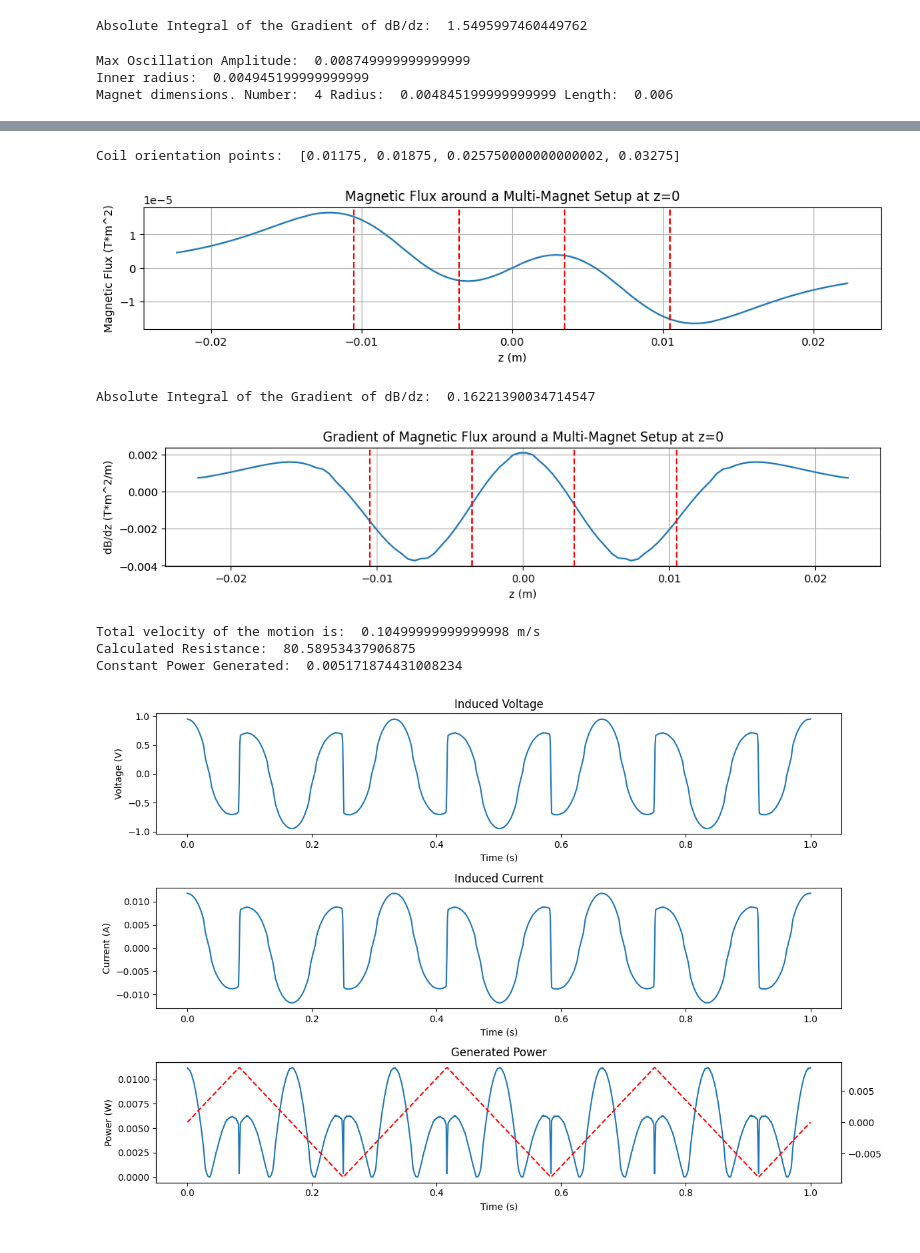
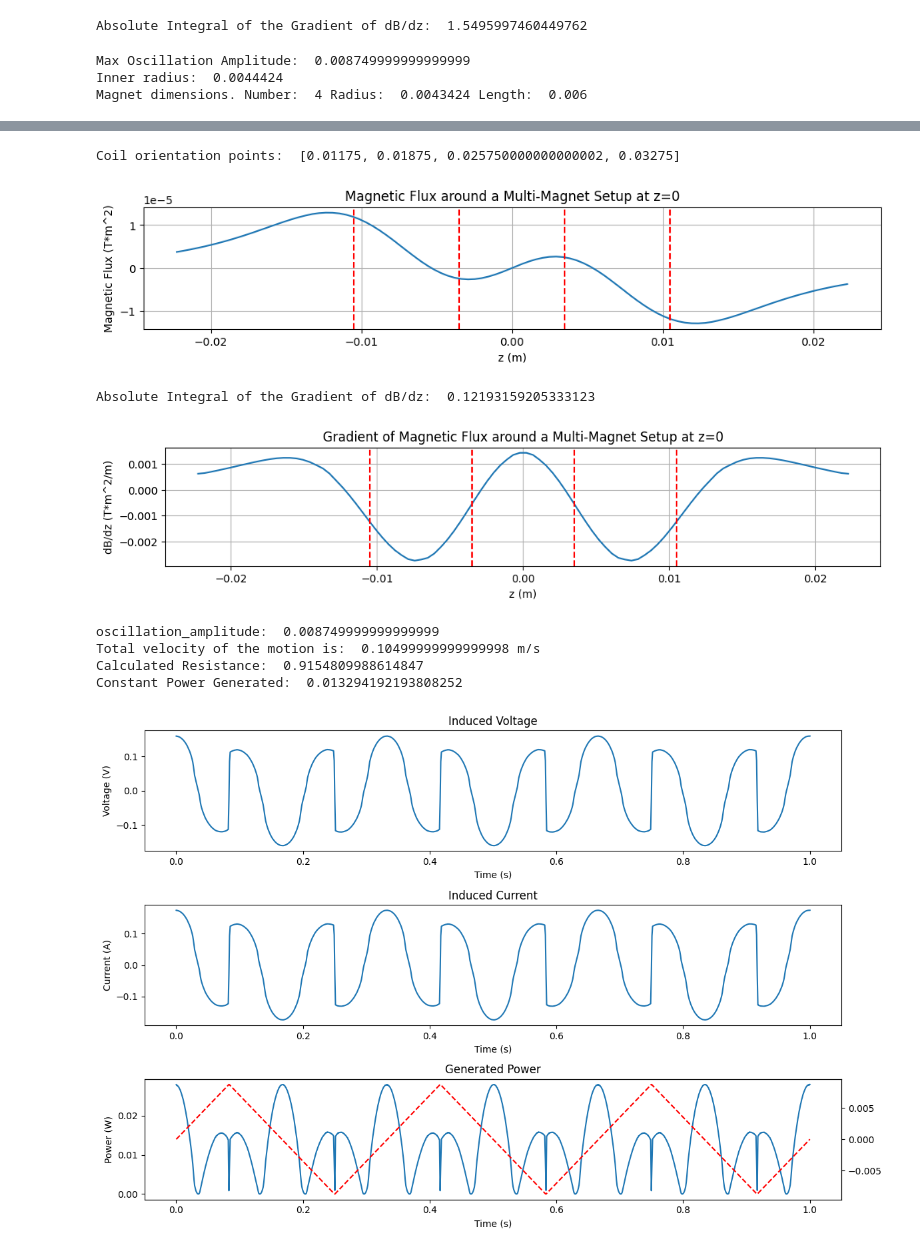
Before and after one commit to Sebleko/induction_generator, a Jupyter notebook: python/induction-simulation.ipynb, the cells around one changed output, grey strips where cells are left out. Drawn from its saved outputs; the diff is of its cells as text; code cells hidden in the pictures.

```diff
--- a/python/induction-simulation.ipynb
+++ b/python/induction-simulation.ipynb
@@ -1015,20 +703,20 @@ assert(max_oscillation_amplitude > 0)
 print("Max Oscillation Amplitude: ", max_oscillation_amplitude)
 
 
-number_of_turns = 200
+number_of_turns = 220
 wire_diameter = 0.0004038 # 26 AWG wire
 
-number_of_turns = 1200
-wire_diameter = 0.0001016 # 38 AWG wire
-inner_radius, wire_length = calculate_inner_radius(outer_radius, outer_length, number_of_turns, wire_diameter)
+#number_of_turns = 1200
+#wire_diameter = 0.0001016 # 38 AWG wire
+inner_radius, wire_length = utils.calculate_inner_radius(outer_radius, outer_length, number_of_turns, wire_diameter)
 
-R = calculate_resistance_of_coil(wire_length, wire_diameter, 1.68e-8)
+R = utils.calculate_resistance_of_coil(wire_length, wire_diameter, 1.68e-8)
 print("Inner radius: ", inner_radius)
 magnet_radius = inner_radius - 0.0001
 print("Magnet dimensions. Number: ", number_of_magnets , "Radius: ", magnet_radius, "Length: ", magnet_height)
-magnet = create_optimized_multi_cylinder_magnet(magnet_radius, magnet_height, number_of_magnets, magnet_spacing, magnetization, use_alternation=True)
+magnet = utils.create_optimized_multi_cylinder_magnet(magnet_radius, magnet_height, number_of_magnets, magnet_spacing, magnetization, use_alternation=True)
 
-plot_magnet(magnet)
+utils.plot_magnet(magnet)
 # Plot magnet field
 
 
@@ -1039,7 +727,7 @@ print("Coil orientation points: ", coil_orientation)
 
 # Plot the magnetic flux around a magnet at z = 0. Draw lines at the positions of coil_orientation switches.
 z_segments = np.linspace(-outer_length/2, outer_length/2, 100)
-flux = calculate_flux([0], magnet, z_segments, 0.01, 100)
+flux = utils.calculate_flux([0], magnet, z_segments, 0.01, 100)
 plt.figure(figsize=(12,2))
 plt.plot(z_segments, flux.squeeze())
 plt.xlabel("z (m)")
@@ -1071,7 +759,9 @@ plt.show()
 
 
 # The magnet is oscillating up and down with a frequency of 2 Hz and an amplitude of 3 cm.
+
 oscillation_amplitude = max_oscillation_amplitude  # Amplitude of the motion (m)
+print("oscillation_amplitude: ", oscillation_amplitude)
 frequency = 6  # Frequency of the motion (Hz)
 omega = 2 * np.pi * frequency  # Angular frequency (rad/s)
 equation_of_motion = lambda t: oscillation_amplitude * np.sin(omega * t)
@@ -1101,16 +791,14 @@ def position(t, A, v):
 equation_of_motion = lambda t: position(t, A, v)
 
 
+# Voltage across the right coil
+V = utils.calculate_voltage(t, equation_of_motion, outer_radius, number_of_turns, outer_length, magnet, r_discretization=20, z_discretization=200, coil_orientation=coil_orientation)
 
-
-# Voltage across the right coil
-V = calculate_voltage(t, equation_of_motion, outer_radius, number_of_turns, outer_length, magnet, r_discretization=20, z_discretization=200, coil_orientation=coil_orientation)
-
-plot(t, V, R, equation_of_motion)
+utils.plot(t, V, R, equation_of_motion)
 
 #  0.0030215229115330535
 #
 # %% [output]
 Max Oscillation Amplitude:  0.008749999999999999
-Inner radius:  0.004945199999999999
-Magnet dimensions. Number:  4 Radius:  0.004845199999999999 Length:  0.006
+Inner radius:  0.0044424
+Magnet dimensions. Number:  4 Radius:  0.0043424 Length:  0.006
@@ -1118,11 +806,12 @@ Magnet dimensions. Number:  4 Radius:  0.004845199999999999 Length:  0.006
 Coil orientation points:  [0.01175, 0.01875, 0.025750000000000002, 0.03275]
-[figure, old version]
+[figure, new version]
-Absolute Integral of the Gradient of dB/dz:  0.16221390034714547
+Absolute Integral of the Gradient of dB/dz:  0.12193159205333123
-[figure, old version]
+[figure, new version]
+oscillation_amplitude:  0.008749999999999999
 Total velocity of the motion is:  0.10499999999999998 m/s
-Calculated Resistance:  80.58953437906875
-Constant Power Generated:  0.005171874431008234
+Calculated Resistance:  0.9154809988614847
+Constant Power Generated:  0.013294192193808252
-[figure, old version]
+[figure, new version]
 # %%
 # By splitting the one magnet generator into an n magnet generator we can make use of the coil more efficient.
 # Here we simulate a model with n magnets that are aligned along the z axis. The magnets have a gap between them.
```
Also changed, not shown: parts of 20 cells of this notebook, 1 other file.
